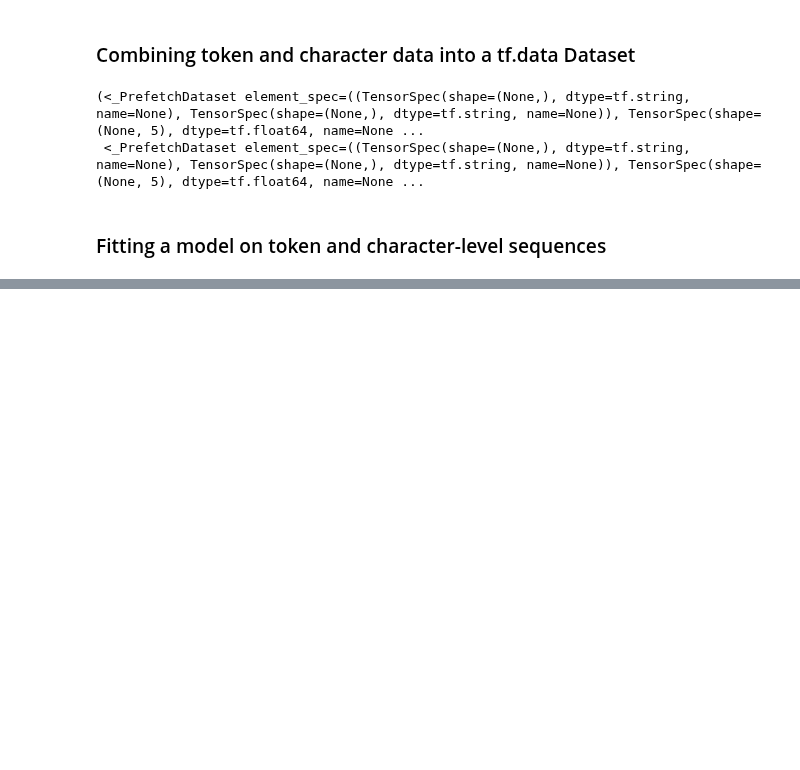
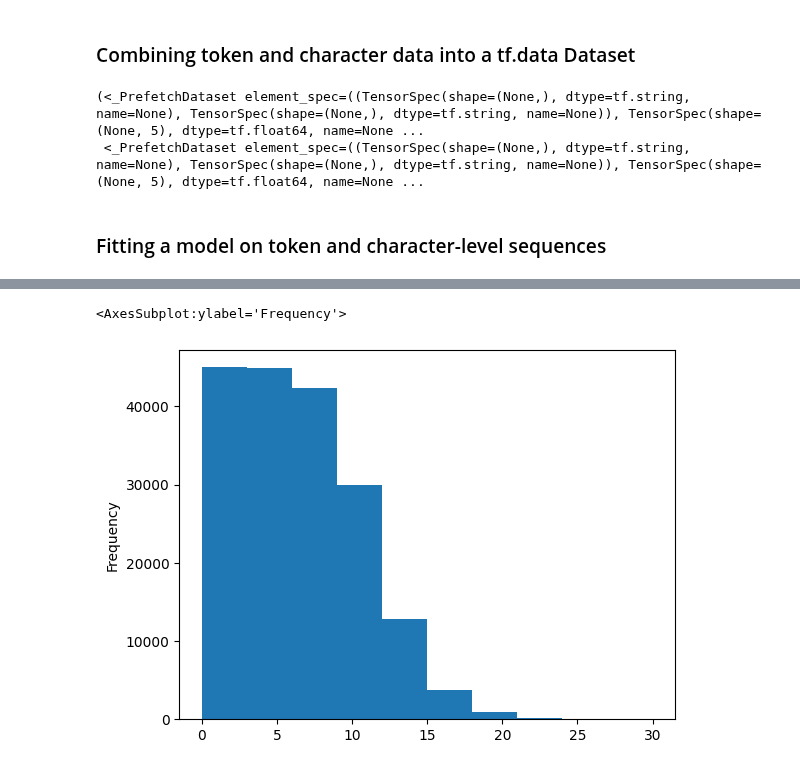
Before and after one commit to harshd23/Paper_Peek, a Jupyter notebook: Paper_Peek.ipynb, the cells around one changed output, grey strips where cells are left out. Cells and saved outputs as stored; diff of their text form; code cells hidden in the pictures; blank space fills up the shorter version.

Commit message:
Added: Encoding line number & total lines features for Model_5

```diff
--- a/Paper_Peek.ipynb
+++ b/Paper_Peek.ipynb
@@ -1166,0 +1202,6 @@ model_4_results
+# %%
+# Check the distribution of "line_number" column
+train_df.line_number.plot.hist()
+# %% [output]
+<AxesSubplot:ylabel='Frequency'>
+[figure, added]
```
Also changed, not shown: parts of 36 cells of this notebook.
